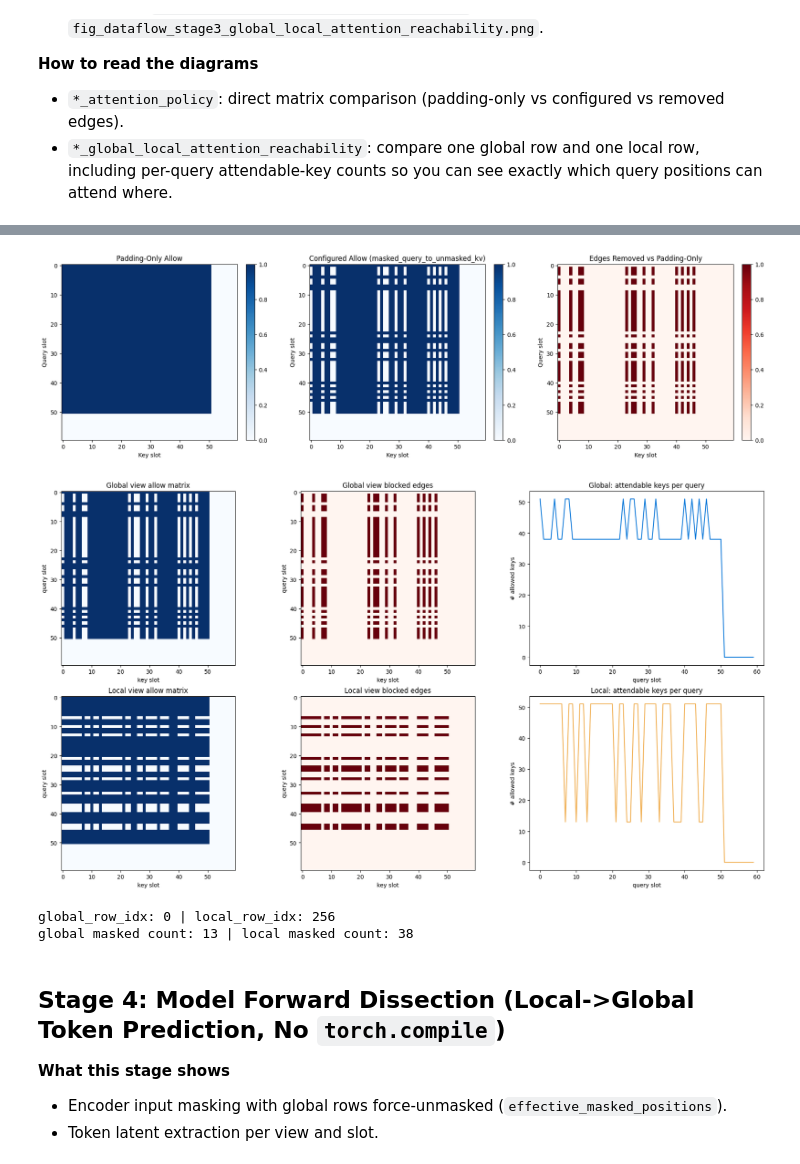
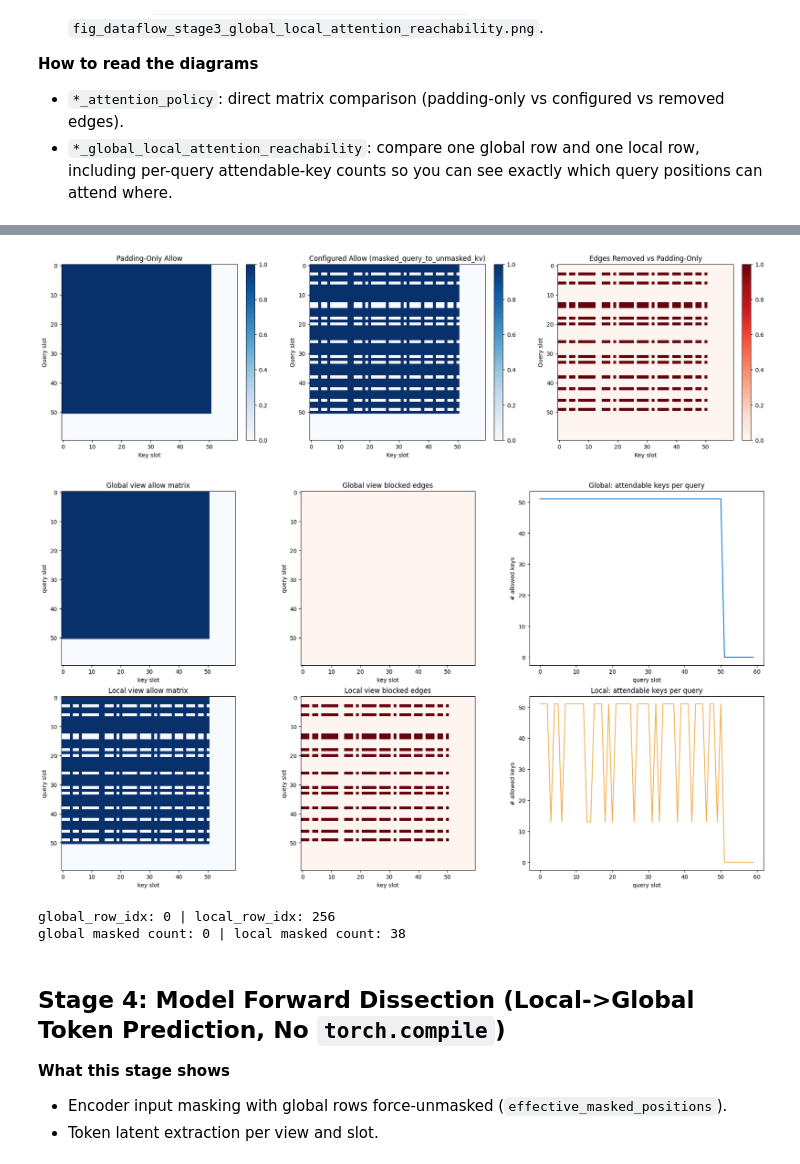
Before and after one commit to wchen99998/spectra-learning, a Jupyter notebook: notebooks/training_dataflow_audit_masked_latent_index.executed.ipynb, the cells around one changed output, grey strips where cells are left out. Drawn from its saved outputs; the diff is of its cells as text; code cells hidden in the pictures.

Commit message:
refactor multicrop to single global target and remove legacy knobs

```diff
--- a/notebooks/training_dataflow_audit_masked_latent_index.executed.ipynb
+++ b/notebooks/training_dataflow_audit_masked_latent_index.executed.ipynb
@@ -221,7 +220,7 @@ tb = {k: (v.detach().cpu().numpy() if isinstance(v, torch.Tensor) else v) for k,
 fused_valid = tb['fused_valid_mask'].astype(bool)
 fused_masked = tb['fused_masked_positions'].astype(bool)
 fused_intensity = tb['fused_intensity']
-V = int(cfg.multicrop_num_global_views + cfg.multicrop_num_local_views)
+V = int(1 + cfg.multicrop_num_local_views)
 B = fused_valid.shape[0] // V
 
 checks = {}
@@ -229,8 +228,8 @@ checks['masked_subset_of_valid'] = bool(np.all((~fused_masked) | fused_valid))
 checks['masked_positions_not_compacted'] = bool(np.any((~fused_masked[:, :-1]) & fused_masked[:, 1:]))
 checks['masked_positions_present'] = bool(fused_masked.any())
 checks['masked_intensity_retained_nonzero_fraction'] = float((fused_intensity[fused_masked] > 0.0).mean())
-checks['global_masked_fraction'] = float(fused_masked[: cfg.multicrop_num_global_views * B].mean())
-checks['local_masked_fraction'] = float(fused_masked[cfg.multicrop_num_global_views * B :].mean())
+checks['global_masked_fraction'] = float(fused_masked[: 1 * B].mean())
+checks['local_masked_fraction'] = float(fused_masked[1 * B :].mean())
 
 for k, v in checks.items():
     print(f"{k}: {v}")
@@ -386,7 +385,7 @@ plt.show()
 # --- Extra visualization: global vs local attention reachability by position ---
 sample_b = 0
 global_row_idx = sample_b
-local_row_idx = int(cfg.multicrop_num_global_views) * B + sample_b
+local_row_idx = int(1) * B + sample_b
 
 def _build_attention_maps_for_row(row_idx: int):
     v = fused_valid[row_idx]
@@ -416,37 +415,37 @@ axes[0, 1].imshow(g_blocked.astype(float), vmin=0, vmax=1, cmap='Reds')
 axes[0, 1].set_title('Global view blocked edges')
 axes[0, 1].set_xlabel('key slot')
 axes[0, 1].set_ylabel('query slot')
 
 axes[0, 2].plot(np.arange(len(g_query_degree)), g_query_degree, color='#0275d8')
 axes[0, 2].set_title('Global: attendable keys per query')
 axes[0, 2].set_xlabel('query slot')
 axes[0, 2].set_ylabel('# allowed keys')
 
 axes[1, 0].imshow(l_allow.astype(float), vmin=0, vmax=1, cmap='Blues')
 axes[1, 0].set_title('Local view allow matrix')
 axes[1, 0].set_xlabel('key slot')
 axes[1, 0].set_ylabel('query slot')
 
 axes[1, 1].imshow(l_blocked.astype(float), vmin=0, vmax=1, cmap='Reds')
 axes[1, 1].set_title('Local view blocked edges')
 axes[1, 1].set_xlabel('key slot')
 axes[1, 1].set_ylabel('query slot')
 
 axes[1, 2].plot(np.arange(len(l_query_degree)), l_query_degree, color='#f0ad4e')
 axes[1, 2].set_title('Local: attendable keys per query')
 axes[1, 2].set_xlabel('query slot')
 axes[1, 2].set_ylabel('# allowed keys')
 
 plt.savefig('notebooks/fig_dataflow_stage3_global_local_attention_reachability.png', bbox_inches='tight')
 plt.show()
 
 print('global_row_idx:', global_row_idx, '| local_row_idx:', local_row_idx)
 print('global masked count:', int(g_m.sum()), '| local masked count:', int(l_m.sum()))
 # %% [output]
-[figure, old version]
+[figure, new version]
-[figure, old version]
+[figure, new version]
 global_row_idx: 0 | local_row_idx: 256
-global masked count: 13 | local masked count: 38
+global masked count: 0 | local masked count: 38
 # %% [markdown]
 ## Stage 4: Model Forward Dissection (Local->Global Token Prediction, No `torch.compile`)
 
```
Also changed, not shown: parts of 11 cells of this notebook, 18 other files.
